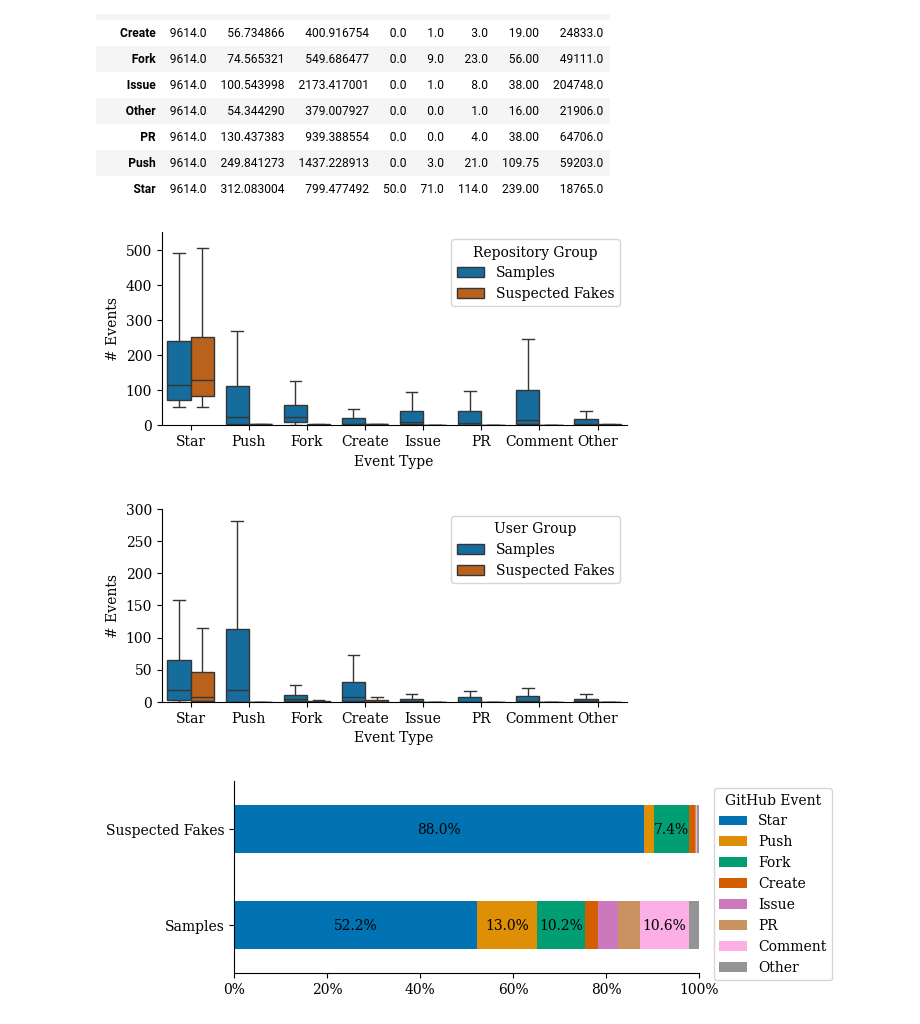
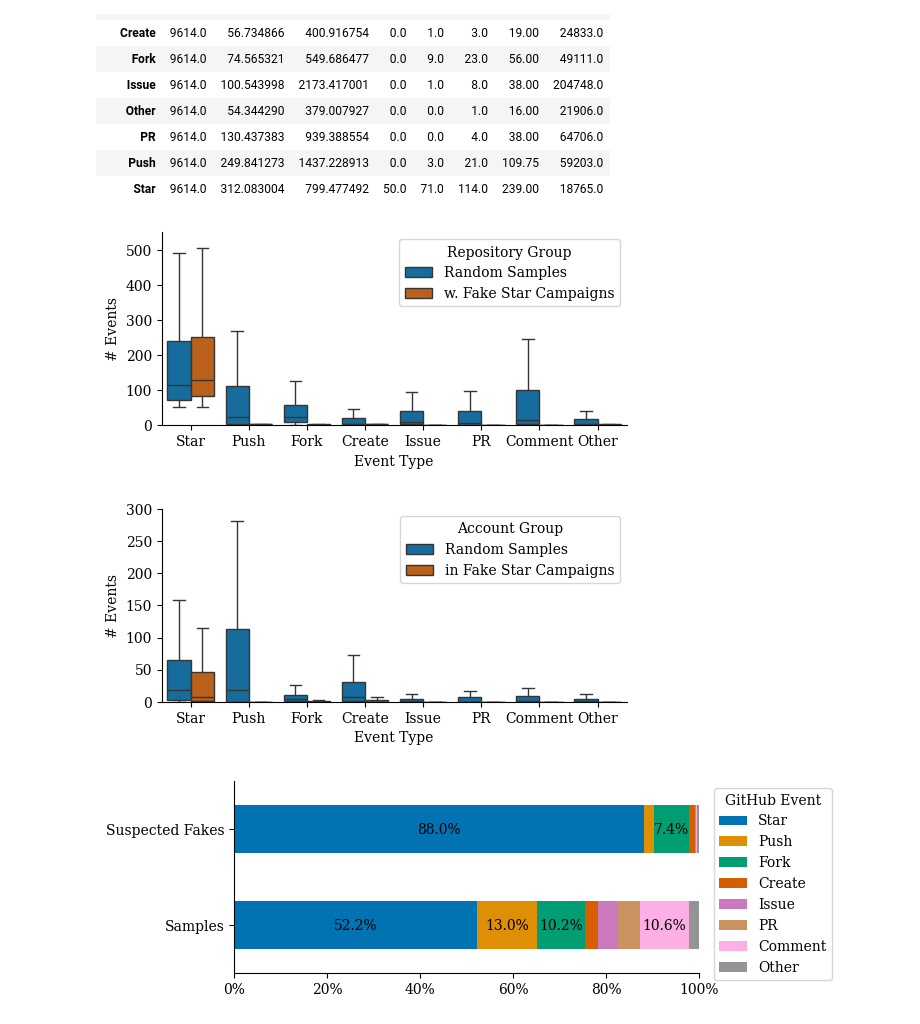
Before and after one commit to hehao98/StarScout, a Jupyter notebook: evaluation.ipynb, the cells around one changed output. Cells and saved outputs as stored; diff of their text form; code cells hidden in the pictures.

```diff
--- a/evaluation.ipynb
+++ b/evaluation.ipynb
@@ -201,31 +201,32 @@ repo_event_counts[repo_event_counts.group == "Samples"].groupby("event")["count"
 # %%
 fig, ax = plt.subplots(figsize=(W, H))
 sns.boxplot(
     x="event",
     y="count",
     data=repo_event_counts[
         repo_event_counts.repo.isin(repos_with_campaign) | (repo_event_counts.group == "Samples")
     ],
     hue="group",
     hue_order=["Samples", "Suspected Fakes"],
     order=plot.EVENT_ORDER,
     palette=["C0", "C2"],
     showfliers=False,
     ax=ax,
 )
 ax.set_ylabel("# Events")
 ax.set_xlabel("Event Type")
-ax.legend(title="Repository Group")
+handles, labels = ax.get_legend_handles_labels()
+ax.legend(title="Repository Group", handles=handles, labels=["Random Samples", "w. Fake Star Campaigns"])
 ax.set_ylim(0, 550)
 #ax.set_yscale("log")
 # ax.set_yticks([0, 0.2, 0.4, 0.6, 0.8, 1])
 # ax.set_yticklabels(["0%", "20%", "40%", "60%", "80%", "100%"])
 ax.spines["top"].set_visible(False)
 ax.spines["right"].set_visible(False)
 # fig.autofmt_xdate()
 fig.savefig("plots/repo-events.pdf", bbox_inches="tight", dpi=300)
 # %% [output]
-[figure, old version]
+[figure, new version]
 # %%
 fig, ax = plt.subplots(figsize=(W, H))
 sns.boxplot(
@@ -247,15 +248,15 @@ sns.boxplot(
 )
 ax.set_ylabel("# Events")
 ax.set_xlabel("Event Type")
-ax.legend(title="User Group")
-#ax.set_yscale("log")
+handles, labels = ax.get_legend_handles_labels()
+ax.legend(title="Account Group", handles=handles, labels=["Random Samples", "in Fake Star Campaigns"])
 ax.set_ylim(0, 300)
 ax.spines["top"].set_visible(False)
 ax.spines["right"].set_visible(False)
 # fig.autofmt_xdate()
 fig.savefig("plots/actor-events.pdf", bbox_inches="tight", dpi=300)
 # %% [output]
-[figure, old version]
+[figure, new version]
 # %%
 fig, ax = plt.subplots(figsize=(W, H))
 data = (
```
Also changed, not shown: parts of 3 cells of this notebook, 6 other files.
